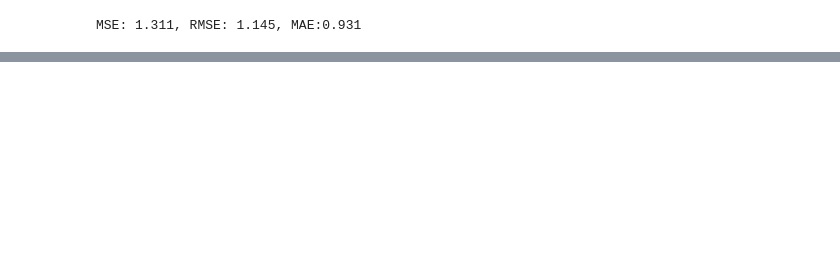
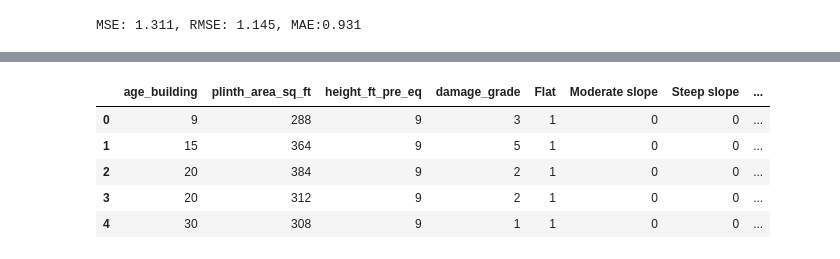
Before and after one commit to rivkms/2021atp_Earthquake-Damage, a Jupyter notebook: main.ipynb, the cells around one changed output, grey strips where cells are left out. Cells and saved outputs as stored; diff of their text form; code cells hidden in the pictures; blank space fills up the shorter version.

```diff
--- a/main.ipynb
+++ b/main.ipynb
@@ -387,0 +405,20 @@ Name: damage_grade, Length: 762094, dtype: int64
+# %%
+# insurance_data에 region_dummies 결합 및 기존 region 열 삭제
+data2 = pd.concat([data2, land_surface_condition_dummies], axis = 1)
+data2.drop(['land_surface_condition'], axis = 1, inplace = True)
+data2 = pd.concat([data2, foundation_type_dummies], axis = 1)
+data2.drop(['foundation_type'], axis = 1, inplace = True)
+data2 = pd.concat([data2, ground_floor_type_dummies], axis = 1)
+data2.drop(['ground_floor_type'], axis = 1, inplace = True)
+data2 = pd.concat([data2, other_floor_type_dummies], axis = 1)
+data2.drop(['other_floor_type'], axis = 1, inplace = True)
+data2 = pd.concat([data2, position_dummies], axis = 1)
+data2.drop(['position'], axis = 1, inplace = True)
+data2.head()
+# %% [output]
+|  | age_building | plinth_area_sq_ft | height_ft_pre_eq | damage_grade | Flat | Moderate slope | Steep slope | ... |
+| 0 | 9 | 288 | 9 | 3 | 1 | 0 | 0 | ... |
+| 1 | 15 | 364 | 9 | 5 | 1 | 0 | 0 | ... |
+| 2 | 20 | 384 | 9 | 2 | 1 | 0 | 0 | ... |
+| 3 | 20 | 312 | 9 | 2 | 1 | 0 | 0 | ... |
+| 4 | 30 | 308 | 9 | 1 | 1 | 0 | 0 | ... |
```
Also changed, not shown: parts of 36 cells of this notebook.
